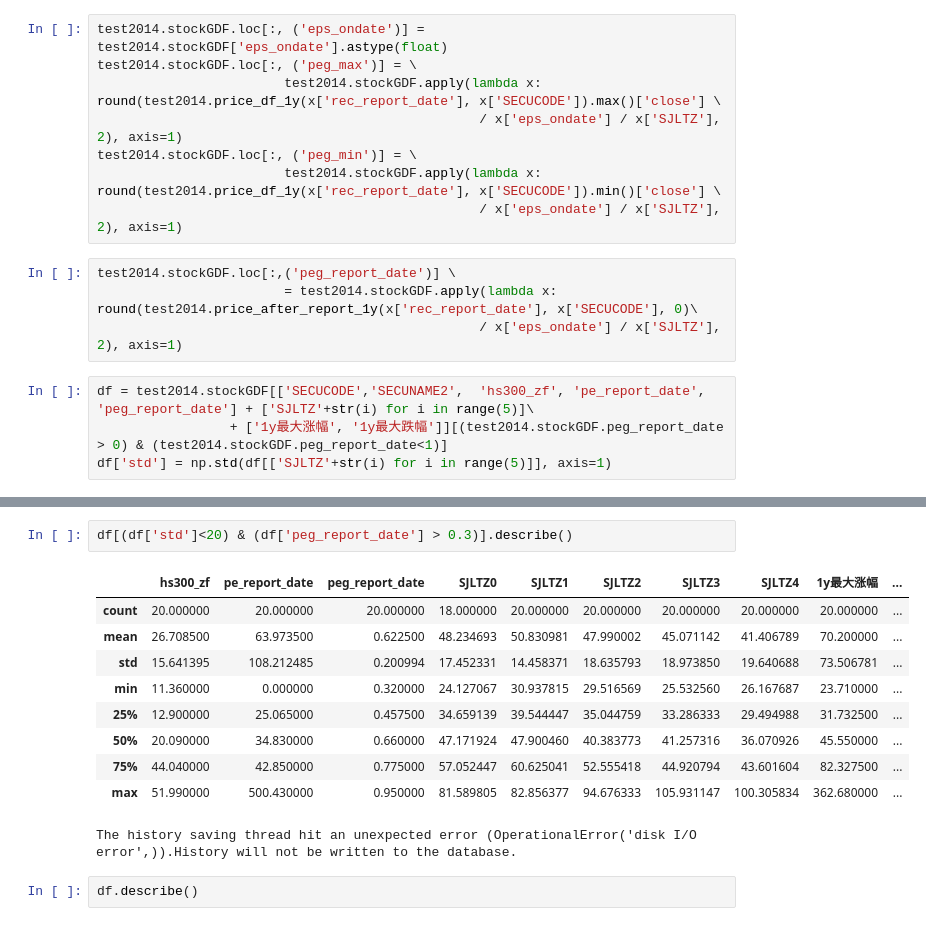
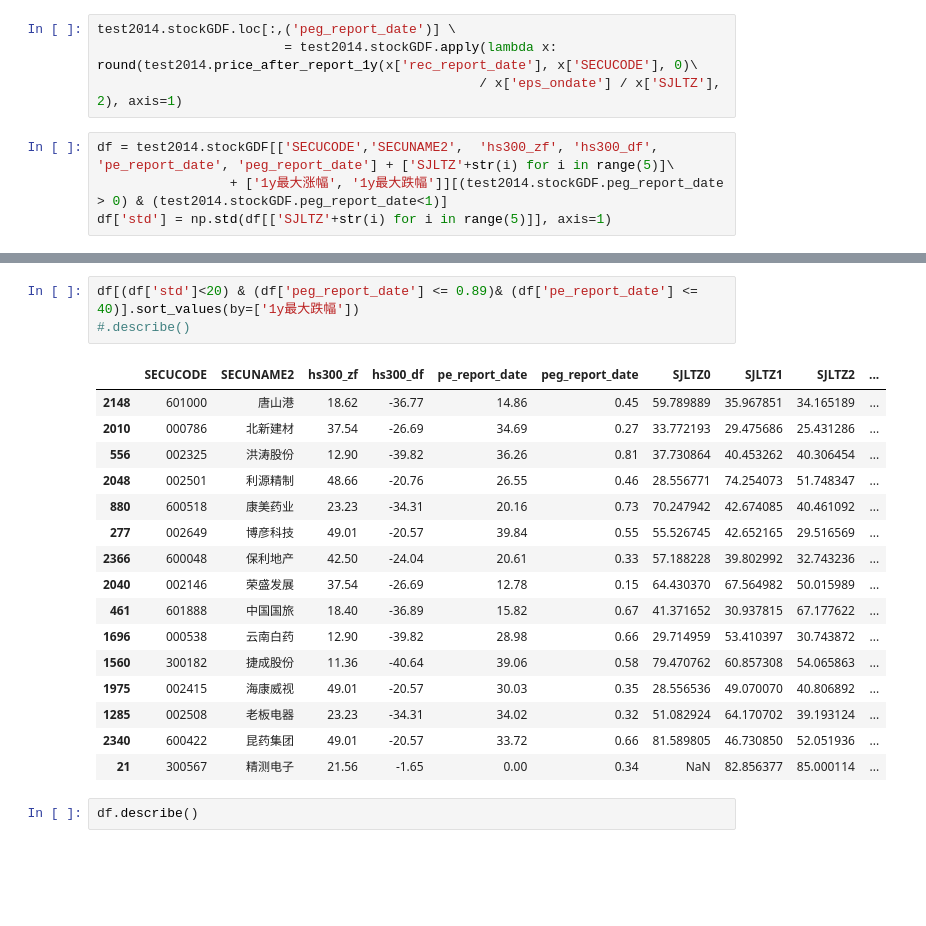
Before and after one commit to lightjl/Anaconda_code, a Jupyter notebook: researchV1.2.ipynb, the cells around one changed output, grey strips where cells are left out. Cells and saved outputs as stored; diff of their text form; blank space fills up the shorter version.

Commit message:
v1.2得出研究结果(df['std']<20) & (df['peg_report_date'] <= 0.89)& (df['pe_report_date'] <= 40)

```diff
--- a/researchV1.2.ipynb
+++ b/researchV1.2.ipynb
@@ -164,16 +167,8 @@ test2014.stockGDF.head()
-# %%
-test2014.stockGDF.loc[:, ('eps_ondate')] = test2014.stockGDF['eps_ondate'].astype(float)
-test2014.stockGDF.loc[:, ('peg_max')] = \
-                        test2014.stockGDF.apply(lambda x: round(test2014.price_df_1y(x['rec_report_date'], x['SECUCODE']).max()['close'] \
-                                                 / x['eps_ondate'] / x['SJLTZ'], 2), axis=1)
-test2014.stockGDF.loc[:, ('peg_min')] = \
-                        test2014.stockGDF.apply(lambda x: round(test2014.price_df_1y(x['rec_report_date'], x['SECUCODE']).min()['close'] \
-                                                 / x['eps_ondate'] / x['SJLTZ'], 2), axis=1)
 # %%
 test2014.stockGDF.loc[:,('peg_report_date')] \
                         = test2014.stockGDF.apply(lambda x: round(test2014.price_after_report_1y(x['rec_report_date'], x['SECUCODE'], 0)\
                                                  / x['eps_ondate'] / x['SJLTZ'], 2), axis=1)
 # %%
-df = test2014.stockGDF[['SECUCODE','SECUNAME2',  'hs300_zf', 'pe_report_date', 'peg_report_date'] + ['SJLTZ'+str(i) for i in range(5)]\
+df = test2014.stockGDF[['SECUCODE','SECUNAME2',  'hs300_zf', 'hs300_df', 'pe_report_date', 'peg_report_date'] + ['SJLTZ'+str(i) for i in range(5)]\
                  + ['1y最大涨幅', '1y最大跌幅']][(test2014.stockGDF.peg_report_date > 0) & (test2014.stockGDF.peg_report_date<1)]
 df['std'] = np.std(df[['SJLTZ'+str(i) for i in range(5)]], axis=1)
@@ -192,16 +205,23 @@ df.describe()
 # %%
-df[(df['std']<20) & (df['peg_report_date'] > 0.3)].describe()
+df[(df['std']<20) & (df['peg_report_date'] <= 0.89)& (df['pe_report_date'] <= 40)].sort_values(by=['1y最大跌幅'])
+#.describe()
 # %% [output]
-|  | hs300_zf | pe_report_date | peg_report_date | SJLTZ0 | SJLTZ1 | SJLTZ2 | SJLTZ3 | SJLTZ4 | 1y最大涨幅 | ... |
-| count | 20.000000 | 20.000000 | 20.000000 | 18.000000 | 20.000000 | 20.000000 | 20.000000 | 20.000000 | 20.000000 | ... |
-| mean | 26.708500 | 63.973500 | 0.622500 | 48.234693 | 50.830981 | 47.990002 | 45.071142 | 41.406789 | 70.200000 | ... |
-| std | 15.641395 | 108.212485 | 0.200994 | 17.452331 | 14.458371 | 18.635793 | 18.973850 | 19.640688 | 73.506781 | ... |
-| min | 11.360000 | 0.000000 | 0.320000 | 24.127067 | 30.937815 | 29.516569 | 25.532560 | 26.167687 | 23.710000 | ... |
-| 25% | 12.900000 | 25.065000 | 0.457500 | 34.659139 | 39.544447 | 35.044759 | 33.286333 | 29.494988 | 31.732500 | ... |
-| 50% | 20.090000 | 34.830000 | 0.660000 | 47.171924 | 47.900460 | 40.383773 | 41.257316 | 36.070926 | 45.550000 | ... |
-| 75% | 44.040000 | 42.850000 | 0.775000 | 57.052447 | 60.625041 | 52.555418 | 44.920794 | 43.601604 | 82.327500 | ... |
-| max | 51.990000 | 500.430000 | 0.950000 | 81.589805 | 82.856377 | 94.676333 | 105.931147 | 100.305834 | 362.680000 | ... |
+|  | SECUCODE | SECUNAME2 | hs300_zf | hs300_df | pe_report_date | peg_report_date | SJLTZ0 | SJLTZ1 | SJLTZ2 | ... |
+| 2148 | 601000 | 唐山港 | 18.62 | -36.77 | 14.86 | 0.45 | 59.789889 | 35.967851 | 34.165189 | ... |
+| 2010 | 000786 | 北新建材 | 37.54 | -26.69 | 34.69 | 0.27 | 33.772193 | 29.475686 | 25.431286 | ... |
+| 556 | 002325 | 洪涛股份 | 12.90 | -39.82 | 36.26 | 0.81 | 37.730864 | 40.453262 | 40.306454 | ... |
+| 2048 | 002501 | 利源精制 | 48.66 | -20.76 | 26.55 | 0.46 | 28.556771 | 74.254073 | 51.748347 | ... |
+| 880 | 600518 | 康美药业 | 23.23 | -34.31 | 20.16 | 0.73 | 70.247942 | 42.674085 | 40.461092 | ... |
+| 277 | 002649 | 博彦科技 | 49.01 | -20.57 | 39.84 | 0.55 | 55.526745 | 42.652165 | 29.516569 | ... |
+| 2366 | 600048 | 保利地产 | 42.50 | -24.04 | 20.61 | 0.33 | 57.188228 | 39.802992 | 32.743236 | ... |
+| 2040 | 002146 | 荣盛发展 | 37.54 | -26.69 | 12.78 | 0.15 | 64.430370 | 67.564982 | 50.015989 | ... |
+| 461 | 601888 | 中国国旅 | 18.40 | -36.89 | 15.82 | 0.67 | 41.371652 | 30.937815 | 67.177622 | ... |
+| 1696 | 000538 | 云南白药 | 12.90 | -39.82 | 28.98 | 0.66 | 29.714959 | 53.410397 | 30.743872 | ... |
+| 1560 | 300182 | 捷成股份 | 11.36 | -40.64 | 39.06 | 0.58 | 79.470762 | 60.857308 | 54.065863 | ... |
+| 1975 | 002415 | 海康威视 | 49.01 | -20.57 | 30.03 | 0.35 | 28.556536 | 49.070070 | 40.806892 | ... |
+| 1285 | 002508 | 老板电器 | 23.23 | -34.31 | 34.02 | 0.32 | 51.082924 | 64.170702 | 39.193124 | ... |
+| 2340 | 600422 | 昆药集团 | 49.01 | -20.57 | 33.72 | 0.66 | 81.589805 | 46.730850 | 52.051936 | ... |
+| 21 | 300567 | 精测电子 | 21.56 | -1.65 | 0.00 | 0.34 | NaN | 82.856377 | 85.000114 | ... |
-The history saving thread hit an unexpected error (OperationalError('disk I/O error',)).History will not be written to the database.
 # %%
 df.describe()
 # %% [output]
```
Also changed, not shown: parts of 25 cells of this notebook, 10 other files.
